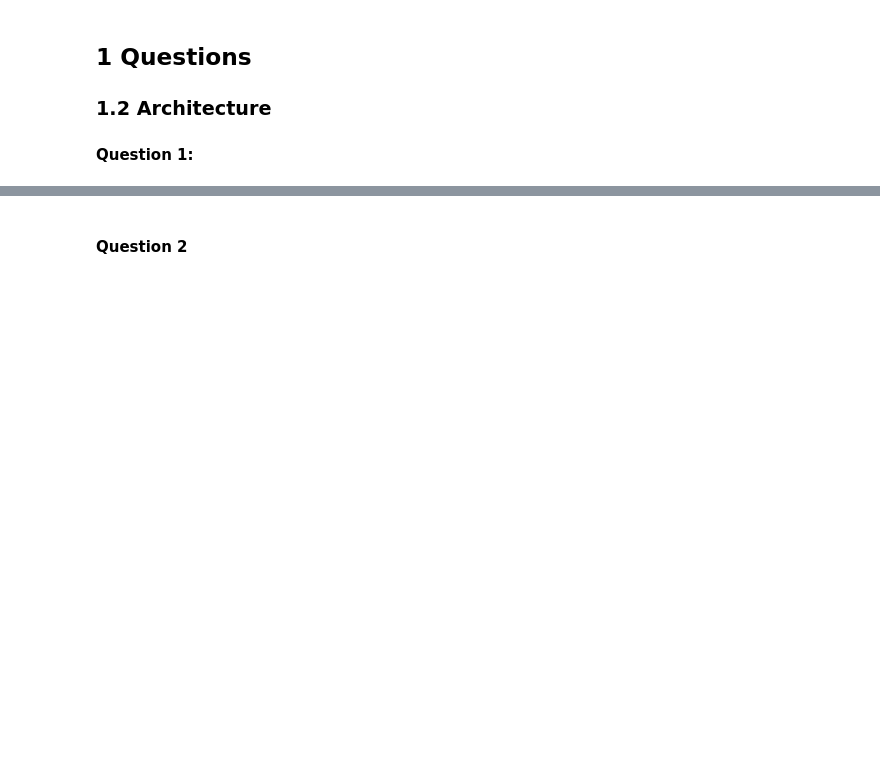
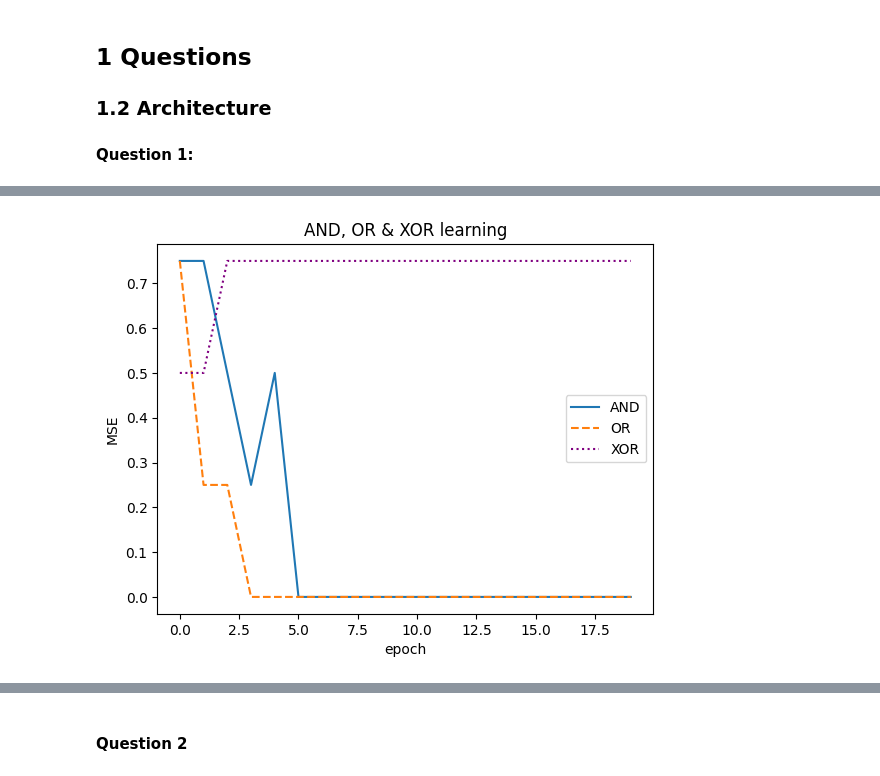
Before and after one commit to fusiatique/ci-assignments, a Jupyter notebook: Assignment_1_ANN/src/Main.ipynb, the cells around one changed output, grey strips where cells are left out. Cells and saved outputs as stored; diff of their text form; code cells hidden in the pictures; blank space fills up the shorter version.

```diff
--- a/Assignment_1_ANN/src/Main.ipynb
+++ b/Assignment_1_ANN/src/Main.ipynb
@@ -42,0 +68,91 @@ _Put your code blocks above (if any) and write your answer here._
+# %%
+class Perceptron:
+    def __init__(self, num_features):
+        self.num_features = num_features
+        self.weights = np.zeros(num_features)
+        self.bias = np.random.randn()
+        self.a = 0.1
+
+    # Step activation
+    def step(self, x):
+        return np.where(x @ self.weights + self.bias >= 0, 1, 0)
+
+    # Perceptron learning rule
+    def train(self, x_train, y_train, epochs):
+        errors = np.zeros(epochs)
+        for i in range(epochs):
+            error = np.mean(np.pow(self.step(x_train) - y_train, 2))
+            errors[i] = error
+            for xi, yi in zip(x_train, y_train):
+                pred = self.step(xi)
+                if pred != yi:
+                    # Update weights and bias only when misclassified
+                    error = yi - pred
+                    self.weights += self.a * error * xi
+                    self.bias += self.a * error
+        return errors
+
+# plotting functions
+
+def plot_gate(X, y, weights, bias, title):
+    plt.figure()
+
+    class0 = X[y == 0]
+    class1 = X[y == 1]
+
+    plt.scatter(class0[:,0], class0[:,1], c = 'r', label = "0")
+    plt.scatter(class1[:,0], class1[:,1], c = 'b', label = "1")
+    plt.legend()
+
+    if weights[1] != 0:
+        x_vals = np.linspace(-0.5, 1.5, 100)
+        y_vals = -(weights[0] * x_vals + bias) / weights[1]
+        plt.plot(x_vals, y_vals)
+
+    plt.xlim(-0.5, 1.5)
+    plt.ylim(-0.5, 1.5)
+    plt.title(title)
+    plt.xlabel("x1")
+    plt.ylabel("x2")
+    plt.show()
+
+
+
+train_x_perp = np.array([[0,0], [0,1], [1,0], [1,1]])
+
+# AND
+and_perceptron = Perceptron(2)
+y_and = np.array([0, 0, 0, 1])
+and_errors = and_perceptron.train(train_x_perp, y_and, 20)
+
+
+
+# OR
+or_perceptron = Perceptron(2)
+y_or = np.array([0, 1, 1, 1])
+or_errors = or_perceptron.train(train_x_perp, y_or, 20)
+
+
+
+# XOR
+xor_perceptron = Perceptron(2)
+y_xor = np.array([0, 1, 1, 0])
+xor_errors = xor_perceptron.train(train_x_perp, y_xor, 20)
+
+# Plotting
+
+# this shows the loss over epochs as the model learns the weights
+plt.title("AND, OR & XOR learning")
+plt.xlabel("epoch")
+plt.ylabel("MSE")
+plt.plot(and_errors, label = "AND")
+plt.plot(or_errors, label = "OR", linestyle="--")
+plt.plot(xor_errors, label = "XOR", linestyle=":", c = "purple")
+plt.legend()
+plt.show()
+
+plot_gate(train_x_perp, y_and, and_perceptron.weights, and_perceptron.bias, "AND Gate")
+plot_gate(train_x_perp, y_or, or_perceptron.weights, or_perceptron.bias, "OR Gate")
+plot_gate(train_x_perp, y_xor, xor_perceptron.weights, xor_perceptron.bias, "XOR Gate")
+# %% [output]
+[figure, added]
```
Also changed, not shown: parts of 53 cells of this notebook, 2 other files.
